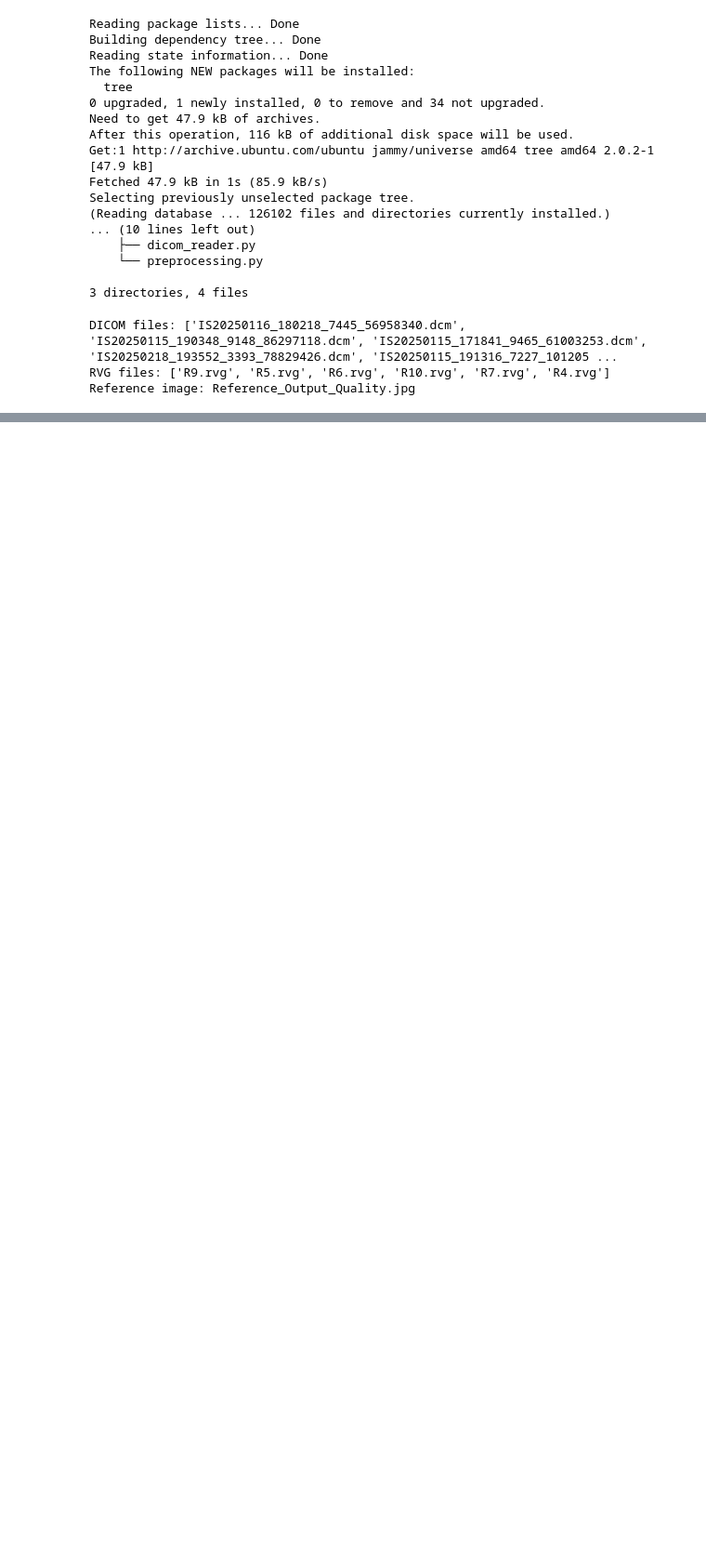
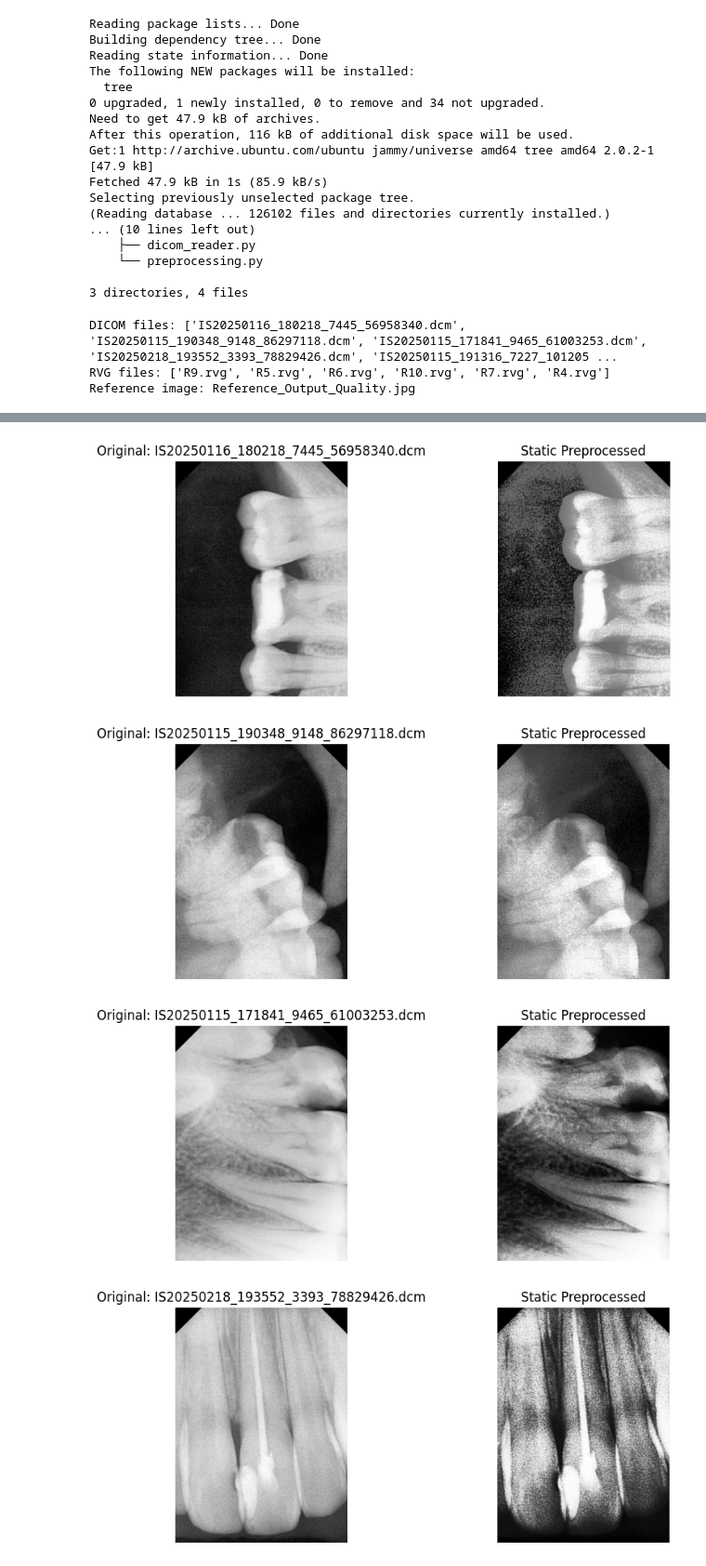
Before and after one commit to codesanya/dobbe-xray-preprocessing, a Jupyter notebook: notebooks/code.ipynb, the cells around one changed output, grey strips where cells are left out. Shown at 93% size. Drawn from its saved outputs; the diff is of its cells as text; code cells hidden in the pictures; blank space fills up the shorter version.

```diff
--- a/notebooks/code.ipynb
+++ b/notebooks/code.ipynb
@@ -82,0 +209,43 @@ Reference image: Reference_Output_Quality.jpg
+# %%
+import cv2
+import numpy as np
+import matplotlib.pyplot as plt
+import pydicom
+import os
+
+def static_preprocess(image):
+    # Histogram Equalization
+    img_eq = cv2.equalizeHist(image)
+    # Sharpening filter
+    kernel_sharpening = np.array([[0, -1, 0],
+                                  [-1, 5, -1],
+                                  [0, -1, 0]])
+    img_sharp = cv2.filter2D(img_eq, -1, kernel_sharpening)
+    # Gaussian blur denoising
+    img_denoised = cv2.GaussianBlur(img_sharp, (3,3), 0)
+    return img_denoised
+
+for file in dcm_files:
+    file_path = os.path.join(data_path, file)
+    ds = pydicom.dcmread(file_path)
+    image = ds.pixel_array.astype(np.uint8)
+
+    processed_img = static_preprocess(image)
+
+    plt.figure(figsize=(10,4))
+    plt.subplot(1,2,1)
+    plt.imshow(image, cmap='gray')
+    plt.title(f'Original: {file}')
+    plt.axis('off')
+
+    plt.subplot(1,2,2)
+    plt.imshow(processed_img, cmap='gray')
+    plt.title('Static Preprocessed')
+    plt.axis('off')
+
+    plt.show()
+# %% [output]
+[figure, added]
+[figure, added]
+[figure, added]
+[figure, added]
```
Also changed, not shown: parts of 8 cells of this notebook.
